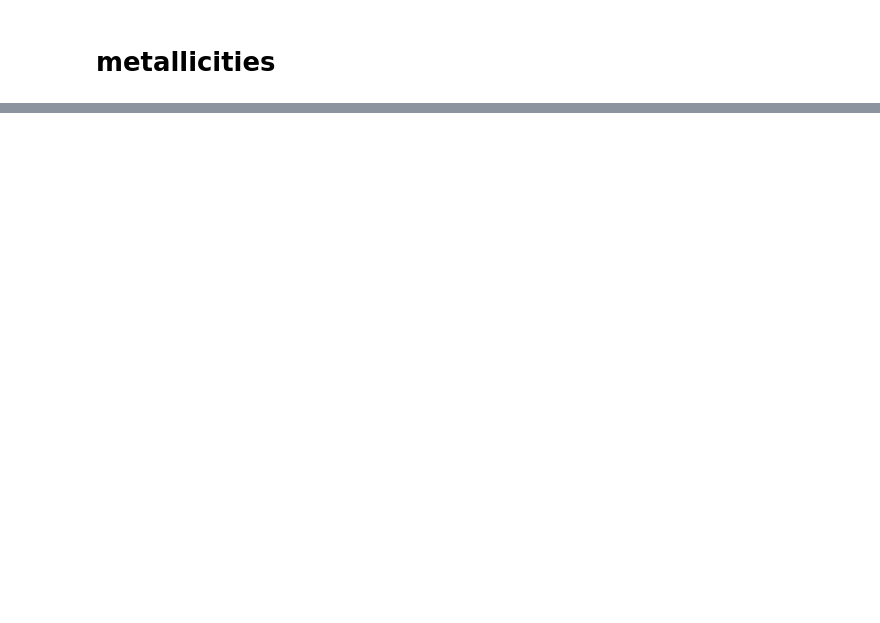
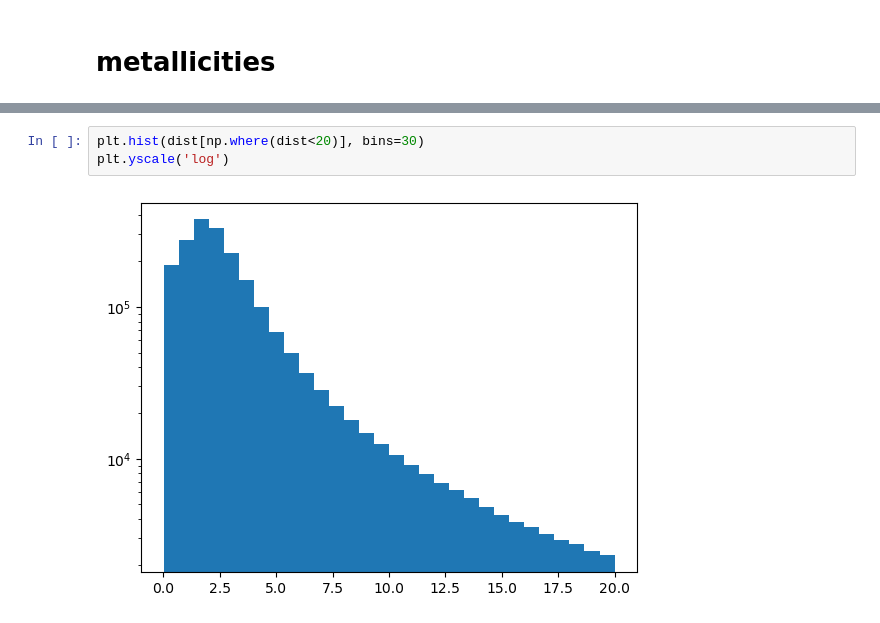
Before and after one commit to mikalambert/UCSC_DESI_MW, a Jupyter notebook: desi_map_iron-ridges_plot.ipynb, the cells around one changed output, grey strips where cells are left out. Drawn from its saved outputs; the diff is of its cells as text; blank space fills up the shorter version.

```diff
--- a/desi_map_iron-ridges_plot.ipynb
+++ b/desi_map_iron-ridges_plot.ipynb
@@ -1187 +1235,6 @@ plt.show()
+# %%
+plt.hist(dist[np.where(dist<20)], bins=30)
+plt.yscale('log')
+# %% [output]
+[figure, added]
 # %%
```
Also changed, not shown: parts of 21 cells of this notebook, 5 other files.
